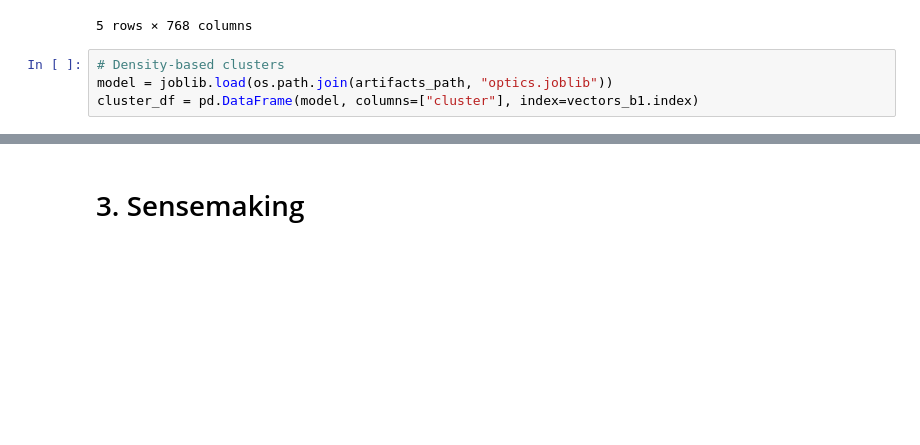
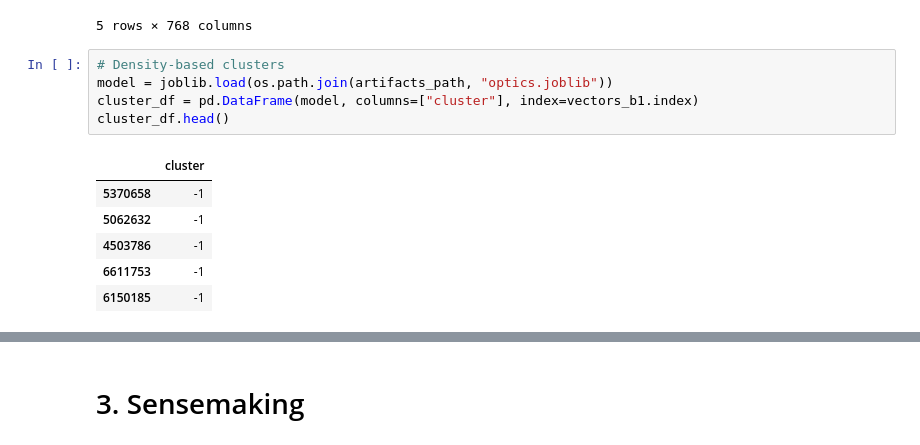
Before and after one commit to juanroesel/business-names-eda, a Jupyter notebook: src/notebooks/business_names_eda.ipynb, the cells around one changed output, grey strips where cells are left out. Drawn from its saved outputs; the diff is of its cells as text; blank space fills up the shorter version.

```diff
--- a/src/notebooks/business_names_eda.ipynb
+++ b/src/notebooks/business_names_eda.ipynb
@@ -196,4 +196,12 @@ vectors_b1.head()
 # %%
 # Density-based clusters
 model = joblib.load(os.path.join(artifacts_path, "optics.joblib"))
 cluster_df = pd.DataFrame(model, columns=["cluster"], index=vectors_b1.index)
+cluster_df.head()
+# %% [output]
+|  | cluster |
+| 5370658 | -1 |
+| 5062632 | -1 |
+| 4503786 | -1 |
+| 6611753 | -1 |
+| 6150185 | -1 |
```
Also changed, not shown: parts of 33 cells of this notebook.
